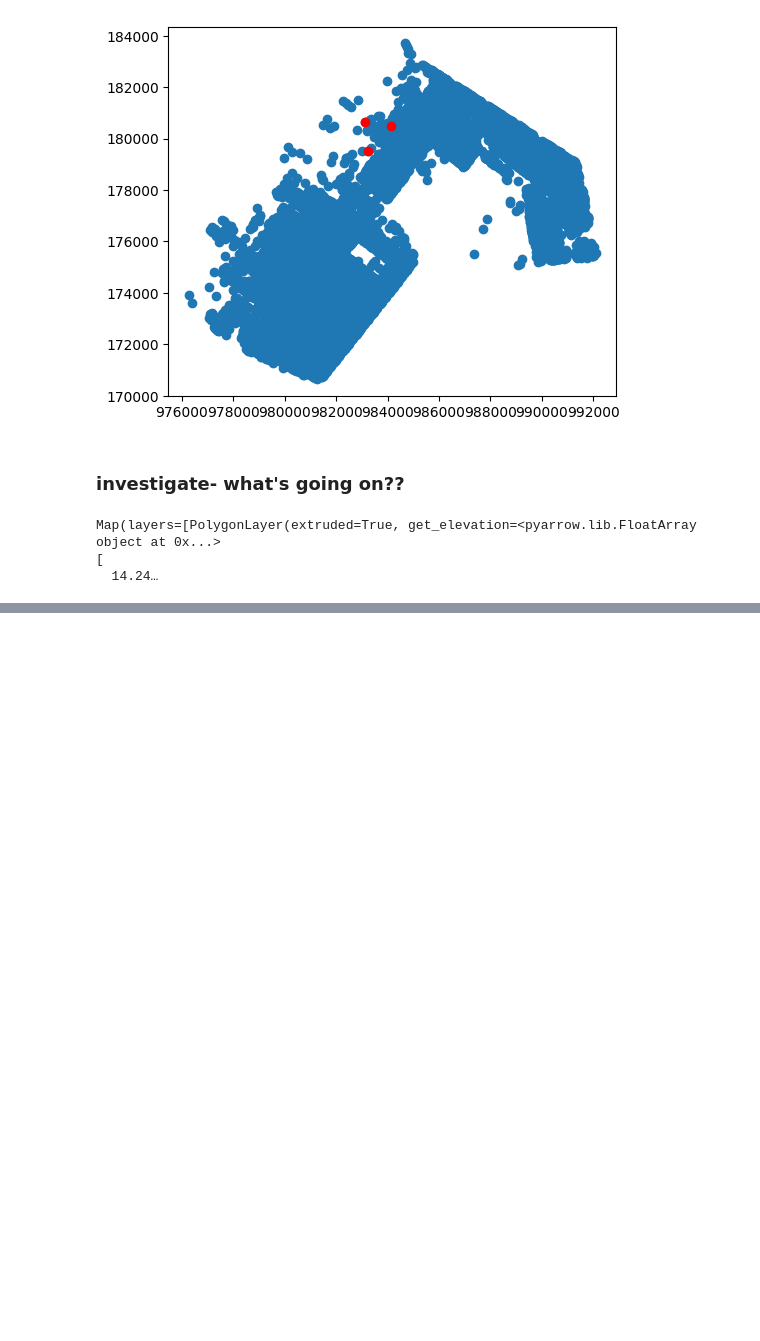
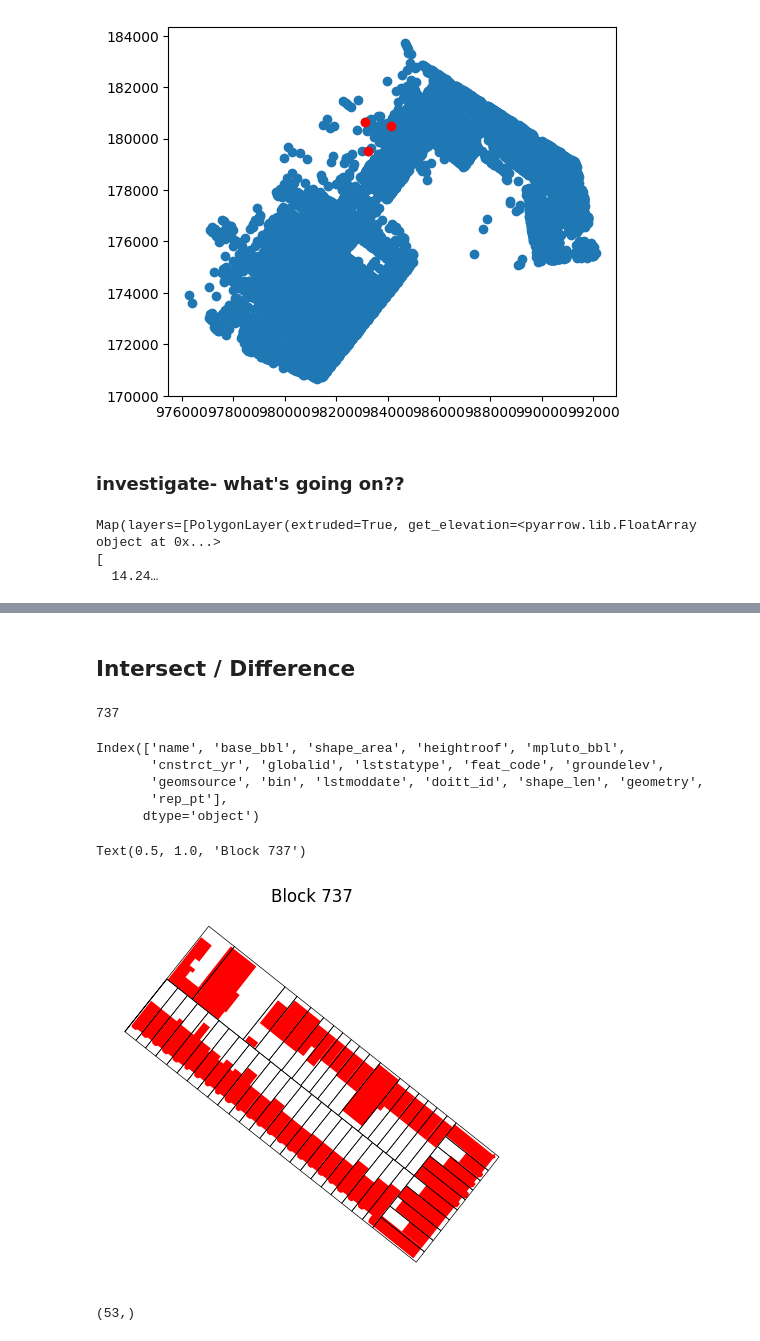
Before and after one commit to mapping-systems/cdp-mapping-systems, a Jupyter notebook: Tutorials/02_geoprocessing.ipynb, the cells around one changed output, grey strips where cells are left out. Cells and saved outputs as stored; diff of their text form; code cells hidden in the pictures; blank space fills up the shorter version.

```diff
--- a/Tutorials/02_geoprocessing.ipynb
+++ b/Tutorials/02_geoprocessing.ipynb
@@ -314,0 +359,31 @@ Map(layers=[PolygonLayer(extruded=True, get_elevation=<pyarrow.lib.FloatArray ob
+# %% [markdown]
+## Intersect / Difference
+# %%
+sample_block = cb_307.Block.sample(1).values[0]
+# %%
+sample_block
+# %% [output]
+737
+# %%
+cb_307_bldgs.columns
+# %% [output]
+Index(['name', 'base_bbl', 'shape_area', 'heightroof', 'mpluto_bbl',
+       'cnstrct_yr', 'globalid', 'lststatype', 'feat_code', 'groundelev',
+       'geomsource', 'bin', 'lstmoddate', 'doitt_id', 'shape_len', 'geometry',
+       'rep_pt'],
+      dtype='object')
+# %%
+sample_block_lots = cb_307[cb_307.Block.eq(sample_block)].copy()
+sample_block_bldgs = cb_307_bldgs[
+    cb_307_bldgs.mpluto_bbl.isin(sample_block_lots.BBL.unique())
+].copy()
+# %%
+sample_block_bldgs.set_geometry("geometry", inplace=True)
+# %%
+ax = sample_block_lots.boundary.plot(color="black", linewidth=0.5)
+sample_block_bldgs.plot(ax=ax, color="red").set_axis_off()
+
+ax.set_title(f"Block {sample_block}")
+# %% [output]
+Text(0.5, 1.0, 'Block 737')
+[figure, added]
@@ -314,0 +392,4 @@ Map(layers=[PolygonLayer(extruded=True, get_elevation=<pyarrow.lib.FloatArray ob
+# %%
+sample_block_non_bldg.shape
+# %% [output]
+(53,)
```
Also changed, not shown: parts of 19 cells of this notebook.
